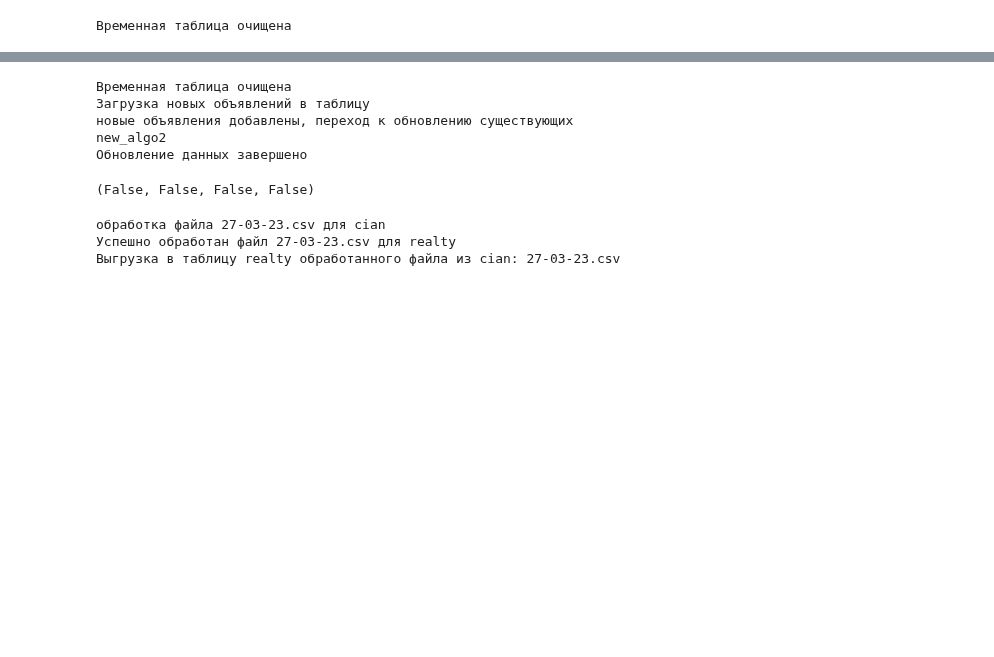
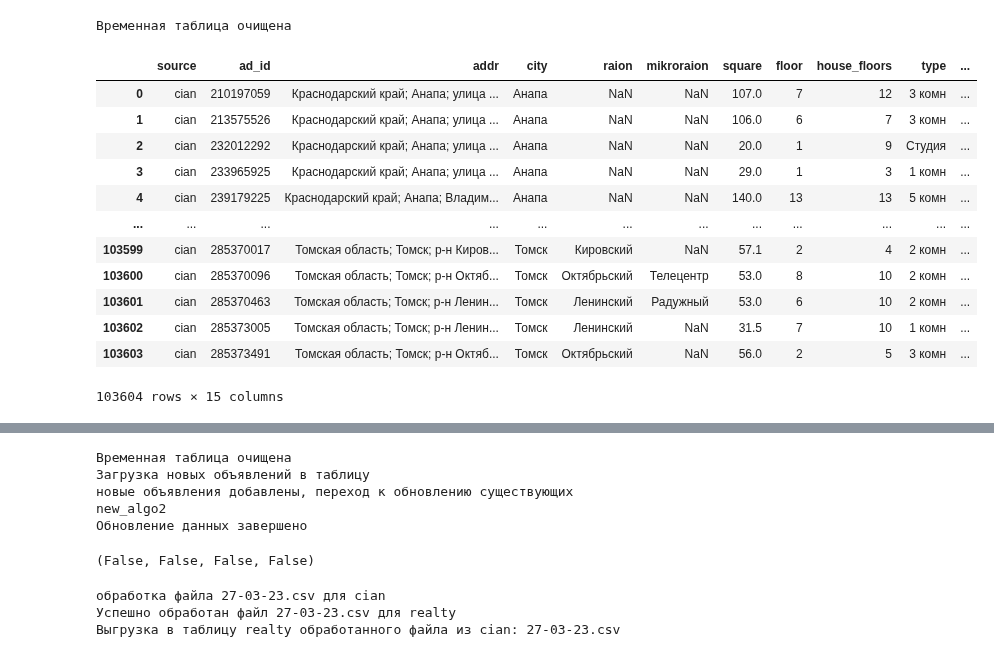
Before and after one commit to Nedvizhka/yadisk_loader, a Jupyter notebook: dev_check_jupyter/Untitled.ipynb, the cells around one changed output, grey strips where cells are left out. Saved outputs shown, nothing was run; the diff lists cells and outputs as text; code cells hidden in the pictures; blank space fills up the shorter version.

```diff
--- a/dev_check_jupyter/Untitled.ipynb
+++ b/dev_check_jupyter/Untitled.ipynb
@@ -146,3 +146,21 @@ except:
 con_obj.close()
 # %% [output]
 Временная таблица очищена
+# %%
+dima_c = pd.read_csv('27-03-23.csv', delimiter=',', encoding='cp1251')
+# %%
+dima_c
+# %% [output]
+|  | source | ad_id | addr | city | raion | mikroraion | square | floor | house_floors | type | ... |
+| 0 | cian | 210197059 | Краснодарский край; Анапа; улица ... | Анапа | NaN | NaN | 107.0 | 7 | 12 | 3 комн | ... |
+| 1 | cian | 213575526 | Краснодарский край; Анапа; улица ... | Анапа | NaN | NaN | 106.0 | 6 | 7 | 3 комн | ... |
+| 2 | cian | 232012292 | Краснодарский край; Анапа; улица ... | Анапа | NaN | NaN | 20.0 | 1 | 9 | Студия | ... |
+| 3 | cian | 233965925 | Краснодарский край; Анапа; улица ... | Анапа | NaN | NaN | 29.0 | 1 | 3 | 1 комн | ... |
+| 4 | cian | 239179225 | Краснодарский край; Анапа; Владим... | Анапа | NaN | NaN | 140.0 | 13 | 13 | 5 комн | ... |
+| ... | ... | ... | ... | ... | ... | ... | ... | ... | ... | ... | ... |
+| 103599 | cian | 285370017 | Томская область; Томск; р-н Киров... | Томск | Кировский | NaN | 57.1 | 2 | 4 | 2 комн | ... |
+| 103600 | cian | 285370096 | Томская область; Томск; р-н Октяб... | Томск | Октябрьский | Телецентр | 53.0 | 8 | 10 | 2 комн | ... |
+| 103601 | cian | 285370463 | Томская область; Томск; р-н Ленин... | Томск | Ленинский | Радужный | 53.0 | 6 | 10 | 2 комн | ... |
+| 103602 | cian | 285373005 | Томская область; Томск; р-н Ленин... | Томск | Ленинский | NaN | 31.5 | 7 | 10 | 1 комн | ... |
+| 103603 | cian | 285373491 | Томская область; Томск; р-н Октяб... | Томск | Октябрьский | NaN | 56.0 | 2 | 5 | 3 комн | ... |
+103604 rows × 15 columns
```
Also changed, not shown: parts of 11 cells of this notebook, 1 other file.
